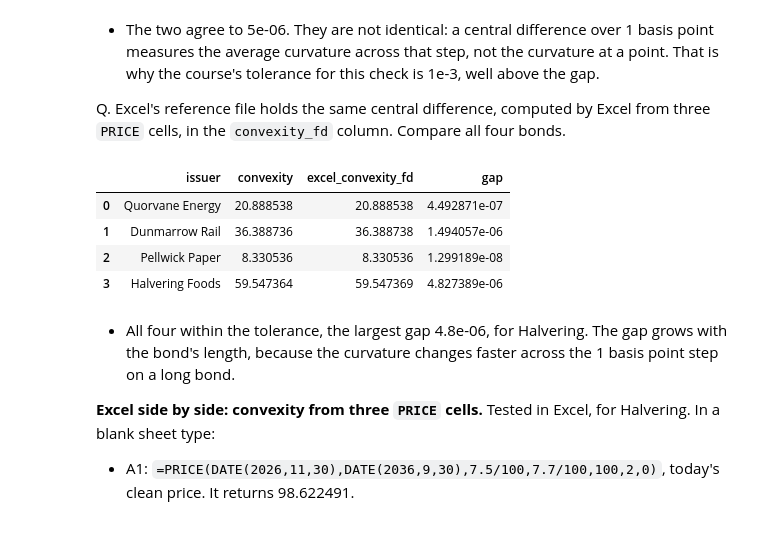
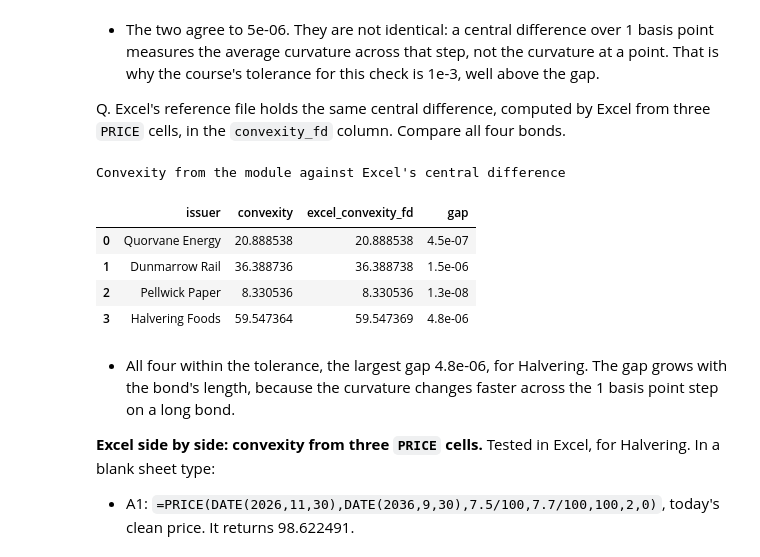
Before and after one commit to lenamonj/python-fixed-income, a Jupyter notebook: course2_bond_math/week2/day5/10_case_study_convexity_and_the_september_book.ipynb, the cells around one changed output. Drawn from its saved outputs; the diff is of its cells as text; code cells hidden in the pictures.

```diff
--- a/course2_bond_math/week2/day5/10_case_study_convexity_and_the_september_book.ipynb
+++ b/course2_bond_math/week2/day5/10_case_study_convexity_and_the_september_book.ipynb
@@ -1163,18 +1231,21 @@ Q. Excel's reference file holds the same central difference, computed by Excel f
 # %%
 reference = pd.read_csv("bondmath_excel_reference.csv")
 # the week 2 rows: the week 1 bonds settled on 30 November 2026, case_id the CUSIP
 week2 = reference[reference["group"] == "week2"].set_index("case_id")
 
 risk["excel_convexity_fd"] = [week2.loc[cusip, "convexity_fd"] for cusip in bonds["cusip"]]
 risk["gap"] = (risk["convexity"] - risk["excel_convexity_fd"]).abs()
 assert risk["gap"].max() < 1e-3, "a convexity differs from Excel's central difference"
-risk[["issuer", "convexity", "excel_convexity_fd", "gap"]]
+(risk[["issuer", "convexity", "excel_convexity_fd", "gap"]].style
+    .format({"convexity": "{:.6f}", "excel_convexity_fd": "{:.6f}", "gap": "{:.1e}"})
+    .set_caption("Convexity from the module against Excel's central difference"))
 # %% [output]
+Convexity from the module against Excel's central difference
 |  | issuer | convexity | excel_convexity_fd | gap |
-| 0 | Quorvane Energy | 20.888538 | 20.888538 | 4.492871e-07 |
-| 1 | Dunmarrow Rail | 36.388736 | 36.388738 | 1.494057e-06 |
-| 2 | Pellwick Paper | 8.330536 | 8.330536 | 1.299189e-08 |
-| 3 | Halvering Foods | 59.547364 | 59.547369 | 4.827389e-06 |
+| 0 | Quorvane Energy | 20.888538 | 20.888538 | 4.5e-07 |
+| 1 | Dunmarrow Rail | 36.388736 | 36.388738 | 1.5e-06 |
+| 2 | Pellwick Paper | 8.330536 | 8.330536 | 1.3e-08 |
+| 3 | Halvering Foods | 59.547364 | 59.547369 | 4.8e-06 |
 # %% [markdown]
 * All four within the tolerance, the largest gap 4.8e-06, for Halvering. The gap grows with the bond's length, because the curvature changes faster across the 1 basis point step on a long bond.
 
```
Also changed, not shown: parts of 33 cells of this notebook, 2 other files.
